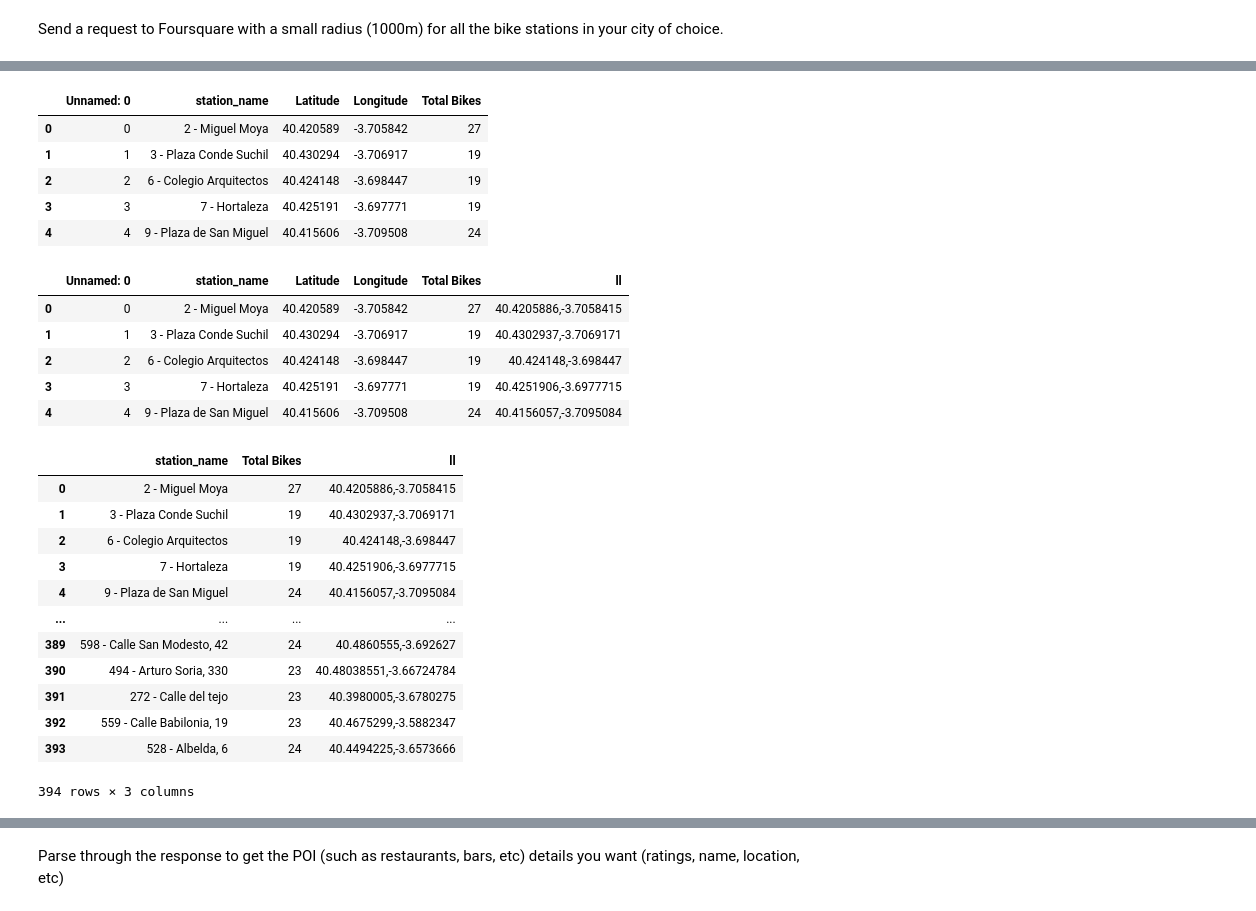
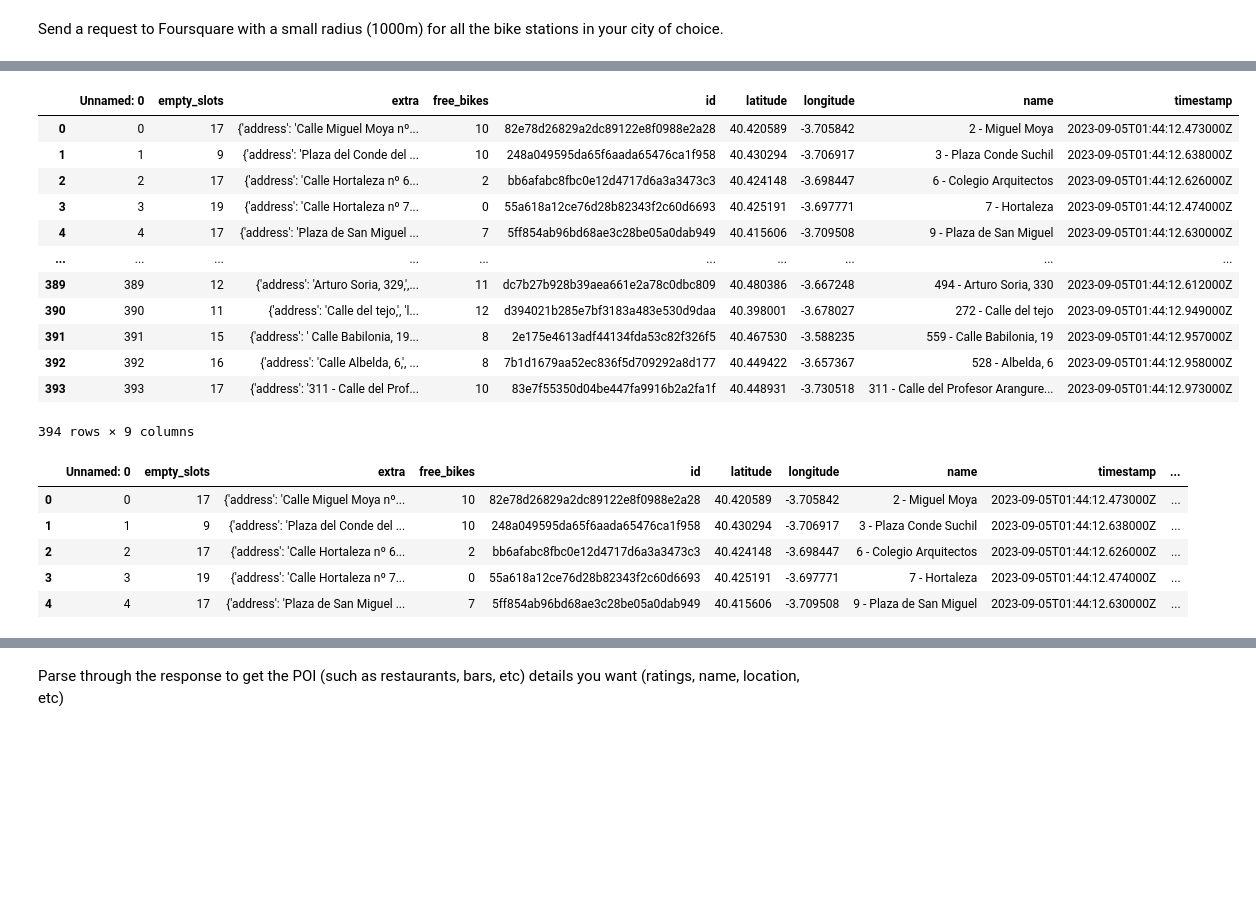
Before and after one commit to Affuya/LHL-Statistical-Modelling-Project, a Jupyter notebook: notebooks/yelp_foursquare_EDA.ipynb, the cells around one changed output, grey strips where cells are left out. Saved outputs shown, nothing was run; the diff lists cells and outputs as text; code cells hidden in the pictures; blank space fills up the shorter version.

```diff
--- a/notebooks/yelp_foursquare_EDA.ipynb
+++ b/notebooks/yelp_foursquare_EDA.ipynb
@@ -30,40 +35,28 @@ memory usage: 15.5+ KB
 # %%
 # Visualize the DataFrame
-data.head(5)
+data
 # %% [output]
-|  | Unnamed: 0 | station_name | Latitude | Longitude | Total Bikes |
-| 0 | 0 | 2 - Miguel Moya | 40.420589 | -3.705842 | 27 |
-| 1 | 1 | 3 - Plaza Conde Suchil | 40.430294 | -3.706917 | 19 |
-| 2 | 2 | 6 - Colegio Arquitectos | 40.424148 | -3.698447 | 19 |
-| 3 | 3 | 7 - Hortaleza | 40.425191 | -3.697771 | 19 |
-| 4 | 4 | 9 - Plaza de San Miguel | 40.415606 | -3.709508 | 24 |
+|  | Unnamed: 0 | empty_slots | extra | free_bikes | id | latitude | longitude | name | timestamp |
+| 0 | 0 | 17 | {'address': 'Calle Miguel Moya nº... | 10 | 82e78d26829a2dc89122e8f0988e2a28 | 40.420589 | -3.705842 | 2 - Miguel Moya | 2023-09-05T01:44:12.473000Z |
+| 1 | 1 | 9 | {'address': 'Plaza del Conde del ... | 10 | 248a049595da65f6aada65476ca1f958 | 40.430294 | -3.706917 | 3 - Plaza Conde Suchil | 2023-09-05T01:44:12.638000Z |
+| 2 | 2 | 17 | {'address': 'Calle Hortaleza nº 6... | 2 | bb6afabc8fbc0e12d4717d6a3a3473c3 | 40.424148 | -3.698447 | 6 - Colegio Arquitectos | 2023-09-05T01:44:12.626000Z |
+| 3 | 3 | 19 | {'address': 'Calle Hortaleza nº 7... | 0 | 55a618a12ce76d28b82343f2c60d6693 | 40.425191 | -3.697771 | 7 - Hortaleza | 2023-09-05T01:44:12.474000Z |
+| 4 | 4 | 17 | {'address': 'Plaza de San Miguel ... | 7 | 5ff854ab96bd68ae3c28be05a0dab949 | 40.415606 | -3.709508 | 9 - Plaza de San Miguel | 2023-09-05T01:44:12.630000Z |
+| ... | ... | ... | ... | ... | ... | ... | ... | ... | ... |
+| 389 | 389 | 12 | {'address': 'Arturo Soria, 329,',... | 11 | dc7b27b928b39aea661e2a78c0dbc809 | 40.480386 | -3.667248 | 494 - Arturo Soria, 330 | 2023-09-05T01:44:12.612000Z |
+| 390 | 390 | 11 | {'address': 'Calle del tejo,', 'l... | 12 | d394021b285e7bf3183a483e530d9daa | 40.398001 | -3.678027 | 272 - Calle del tejo | 2023-09-05T01:44:12.949000Z |
+| 391 | 391 | 15 | {'address': ' Calle Babilonia, 19... | 8 | 2e175e4613adf44134fda53c82f326f5 | 40.467530 | -3.588235 | 559 - Calle Babilonia, 19 | 2023-09-05T01:44:12.957000Z |
+| 392 | 392 | 16 | {'address': 'Calle Albelda, 6,', ... | 8 | 7b1d1679aa52ec836f5d709292a8d177 | 40.449422 | -3.657367 | 528 - Albelda, 6 | 2023-09-05T01:44:12.958000Z |
+| 393 | 393 | 17 | {'address': '311 - Calle del Prof... | 10 | 83e7f55350d04be447fa9916b2a2fa1f | 40.448931 | -3.730518 | 311 - Calle del Profesor Arangure... | 2023-09-05T01:44:12.973000Z |
+394 rows × 9 columns
 # %%
 # Create a new column concatenating latitude and longitude into a comma-separated string
-data['ll'] = data['Latitude'].astype(str) + ',' + data['Longitude'].astype(str)
+data['ll'] = data['latitude'].astype(str) + ',' + data['longitude'].astype(str)
 data.head()
 # %% [output]
-|  | Unnamed: 0 | station_name | Latitude | Longitude | Total Bikes | ll |
-| 0 | 0 | 2 - Miguel Moya | 40.420589 | -3.705842 | 27 | 40.4205886,-3.7058415 |
-| 1 | 1 | 3 - Plaza Conde Suchil | 40.430294 | -3.706917 | 19 | 40.4302937,-3.7069171 |
-| 2 | 2 | 6 - Colegio Arquitectos | 40.424148 | -3.698447 | 19 | 40.424148,-3.698447 |
-| 3 | 3 | 7 - Hortaleza | 40.425191 | -3.697771 | 19 | 40.4251906,-3.6977715 |
-| 4 | 4 | 9 - Plaza de San Miguel | 40.415606 | -3.709508 | 24 | 40.4156057,-3.7095084 |
+|  | Unnamed: 0 | empty_slots | extra | free_bikes | id | latitude | longitude | name | timestamp | ... |
+| 0 | 0 | 17 | {'address': 'Calle Miguel Moya nº... | 10 | 82e78d26829a2dc89122e8f0988e2a28 | 40.420589 | -3.705842 | 2 - Miguel Moya | 2023-09-05T01:44:12.473000Z | ... |
+| 1 | 1 | 9 | {'address': 'Plaza del Conde del ... | 10 | 248a049595da65f6aada65476ca1f958 | 40.430294 | -3.706917 | 3 - Plaza Conde Suchil | 2023-09-05T01:44:12.638000Z | ... |
+| 2 | 2 | 17 | {'address': 'Calle Hortaleza nº 6... | 2 | bb6afabc8fbc0e12d4717d6a3a3473c3 | 40.424148 | -3.698447 | 6 - Colegio Arquitectos | 2023-09-05T01:44:12.626000Z | ... |
+| 3 | 3 | 19 | {'address': 'Calle Hortaleza nº 7... | 0 | 55a618a12ce76d28b82343f2c60d6693 | 40.425191 | -3.697771 | 7 - Hortaleza | 2023-09-05T01:44:12.474000Z | ... |
+| 4 | 4 | 17 | {'address': 'Plaza de San Miguel ... | 7 | 5ff854ab96bd68ae3c28be05a0dab949 | 40.415606 | -3.709508 | 9 - Plaza de San Miguel | 2023-09-05T01:44:12.630000Z | ... |
-# %%
-# Drop unwanted columns
-updated_data = data.drop(['Unnamed: 0', 'Latitude', 'Longitude'], axis=1)
-
-updated_data
-# %% [output]
-|  | station_name | Total Bikes | ll |
-| 0 | 2 - Miguel Moya | 27 | 40.4205886,-3.7058415 |
-| 1 | 3 - Plaza Conde Suchil | 19 | 40.4302937,-3.7069171 |
-| 2 | 6 - Colegio Arquitectos | 19 | 40.424148,-3.698447 |
-| 3 | 7 - Hortaleza | 19 | 40.4251906,-3.6977715 |
-| 4 | 9 - Plaza de San Miguel | 24 | 40.4156057,-3.7095084 |
-| ... | ... | ... | ... |
-| 389 | 598 - Calle San Modesto, 42 | 24 | 40.4860555,-3.692627 |
-| 390 | 494 - Arturo Soria, 330 | 23 | 40.48038551,-3.66724784 |
-| 391 | 272 - Calle del tejo | 23 | 40.3980005,-3.6780275 |
-| 392 | 559 - Calle Babilonia, 19 | 23 | 40.4675299,-3.5882347 |
-| 393 | 528 - Albelda, 6 | 24 | 40.4494225,-3.6573666 |
-394 rows × 3 columns
```
Also changed, not shown: parts of 24 cells of this notebook, 2 other files.
